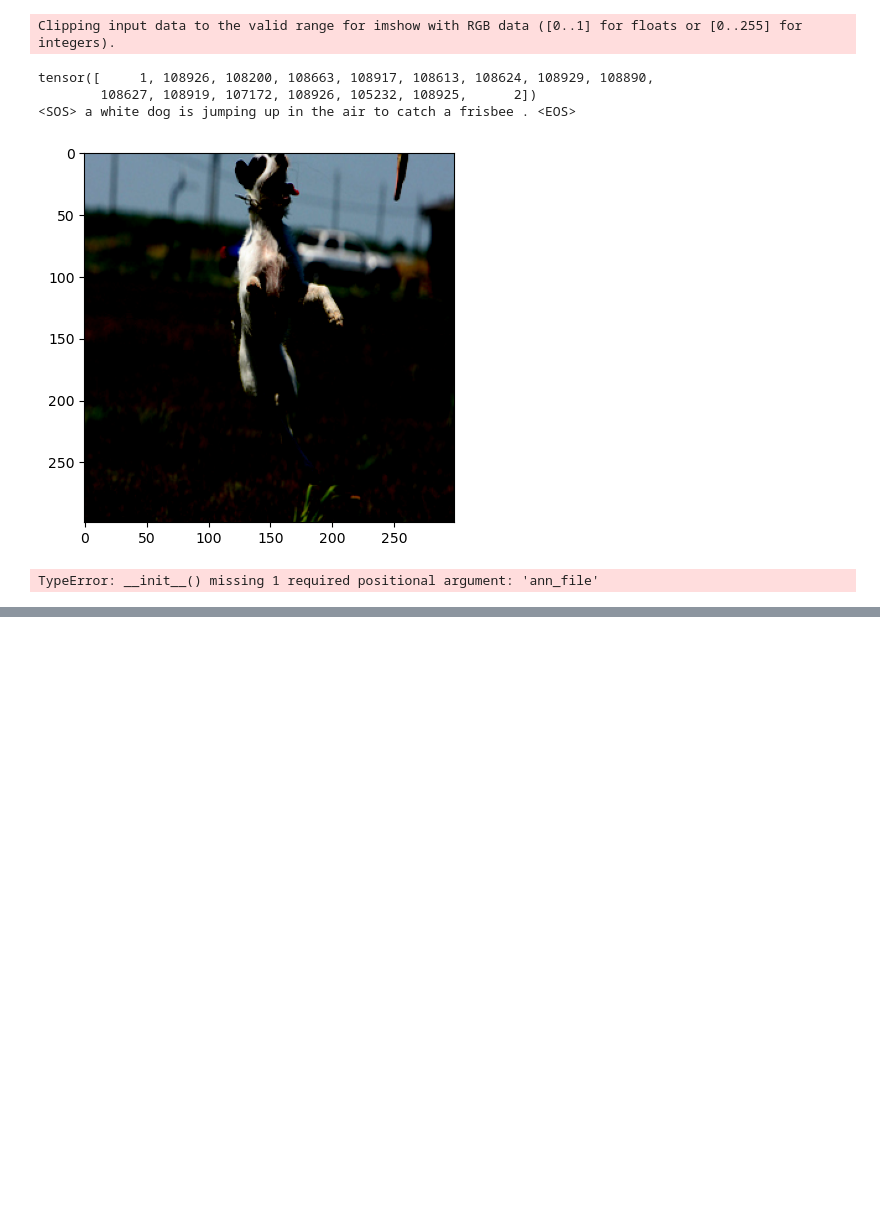
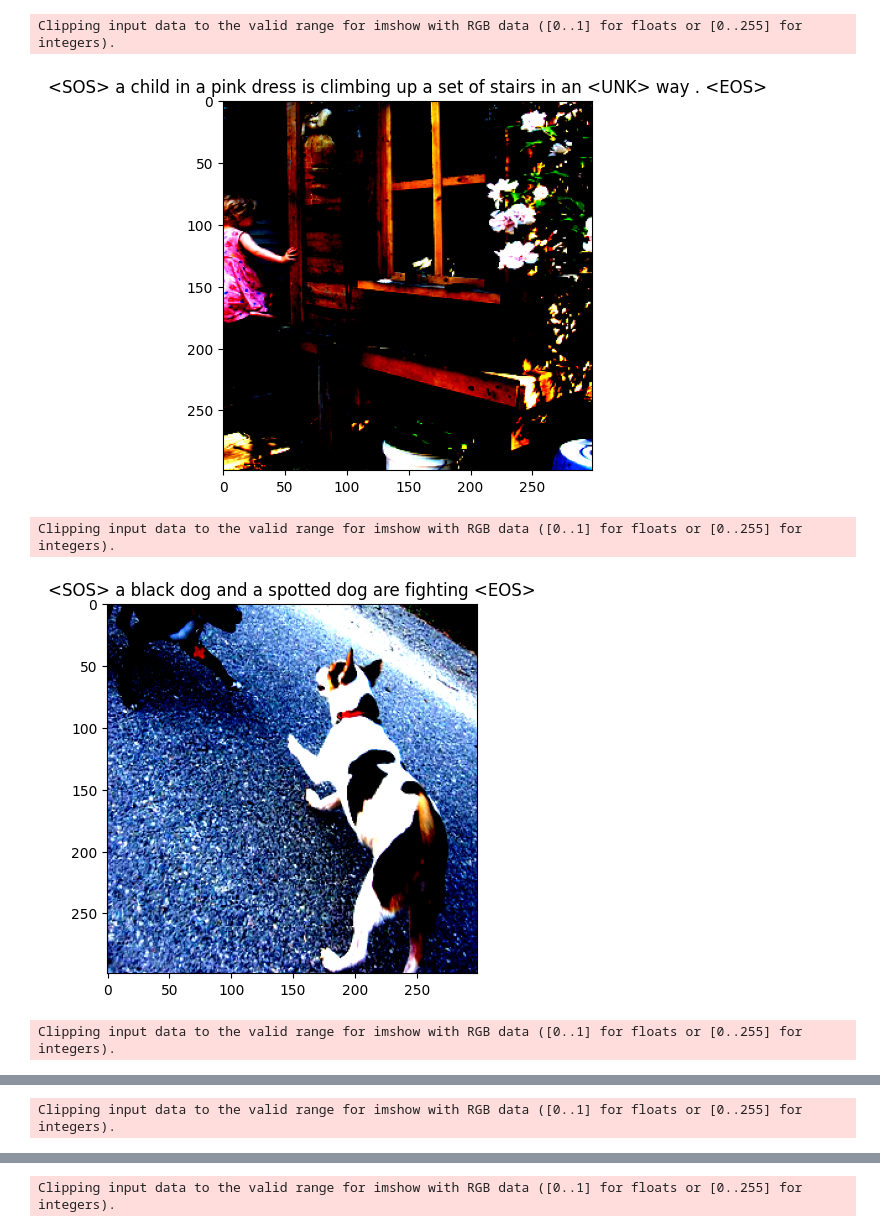
Before and after one commit to brittawi/AdvancedDeepLearning, a Jupyter notebook: Lab3/Image_captioning.ipynb, the cells around one changed output, grey strips where cells are left out. Cells and saved outputs as stored; diff of their text form; code cells hidden in the pictures; blank space fills up the shorter version.

```diff
--- a/Lab3/Image_captioning.ipynb
+++ b/Lab3/Image_captioning.ipynb
@@ -133,10 +20,2 @@ transform = transforms.Compose(
         ]
     )
-# %%
-def get_loader(root_dir="../data/flickr8kimagescaptions/images", caption_path="../data/flickr8kimagescaptions/captions.txt", transform=transform, batch_size=32, num_workers=2, shuffle=True, pin_memory=True):
-    dataset = FlickrDataset(root_dir=root_dir,caption_path=caption_path, transform=transform)
-    pad_value = dataset.vocab.stoi["<PAD>"]
-
-    loader = DataLoader(dataset=dataset, batch_size=32, num_workers=8, shuffle=True, pin_memory=True, collate_fn=MyCollate(pad_value))
-
-    return loader, dataset
@@ -155,16 +21,0 @@ x.shape, y.shape
-# %%
-import matplotlib.pyplot as plt
-
-plt.imshow(x.permute(1,2,0))
-print(y)
-
-# print(dataset.vocab.itos[1])
-
-for i in y:
-    print(dataset.vocab.itos[int(i)],end=" ")
-# %% [output]
-Clipping input data to the valid range for imshow with RGB data ([0..1] for floats or [0..255] for integers).
-tensor([     1, 108926, 108200, 108663, 108917, 108613, 108624, 108929, 108890,
-        108627, 108919, 107172, 108926, 105232, 108925,      2])
-<SOS> a white dog is jumping up in the air to catch a frisbee . <EOS>
-[figure, removed]
@@ -190,23 +21,0 @@ train_CNN = False
-# %%
-# get dataset
-# Define the mini-batch size
-batch_size = 32
-
-transform = transforms.Compose([
-    transforms.ToTensor()
-])
-
-# Download the dataset and create the dataloaders
-flickr_data = datasets.Flickr8k("./", transform=transform)
-
-print(len(flickr_data))
-
-train_size = int(0.8 * len(flickr_data))
-val_size = len(flickr_data)-train_size
-
-flickr_train, flickr_val = torch.utils.data.random_split(flickr_data, [train_size, val_size])
-
-train_loader = DataLoader(flickr_train, batch_size=batch_size, shuffle=False)
-val_loader = DataLoader(flickr_val, batch_size=batch_size, shuffle=False)
-# %% [output]
-TypeError: __init__() missing 1 required positional argument: 'ann_file'
@@ -394,0 +22,23 @@ class DecoderWithAttention(nn.Module):
+# %%
+train_loader, train_dataset = get_loader(
+        train_folder = "./data/flickr8k/Images",
+        annotation_file_train = "./data/flickr8k/captions.txt",
+        transform_train = transform_train,
+        num_workers = 2,
+    )
+# %%
+for i, (image, label) in enumerate(train_dataset):
+    # only plot one example for each caption
+    if i % 5 == 0:
+        plt.imshow(image.permute(1,2,0))
+        plt.title(" ".join([train_dataset.vocab.itos[idx.item()] for idx in label]))
+        plt.show()
+    # break after 25 iterations
+    if i == 25:
+        break
+# %% [output]
+Clipping input data to the valid range for imshow with RGB data ([0..1] for floats or [0..255] for integers).
+[figure, added]
+Clipping input data to the valid range for imshow with RGB data ([0..1] for floats or [0..255] for integers).
+[figure, added]
+Clipping input data to the valid range for imshow with RGB data ([0..1] for floats or [0..255] for integers).
@@ -394,0 +46 @@ class DecoderWithAttention(nn.Module):
+Clipping input data to the valid range for imshow with RGB data ([0..1] for floats or [0..255] for integers).
@@ -394,0 +48 @@ class DecoderWithAttention(nn.Module):
+Clipping input data to the valid range for imshow with RGB data ([0..1] for floats or [0..255] for integers).
```
Also changed, not shown: parts of 23 cells of this notebook, 3 other files.
